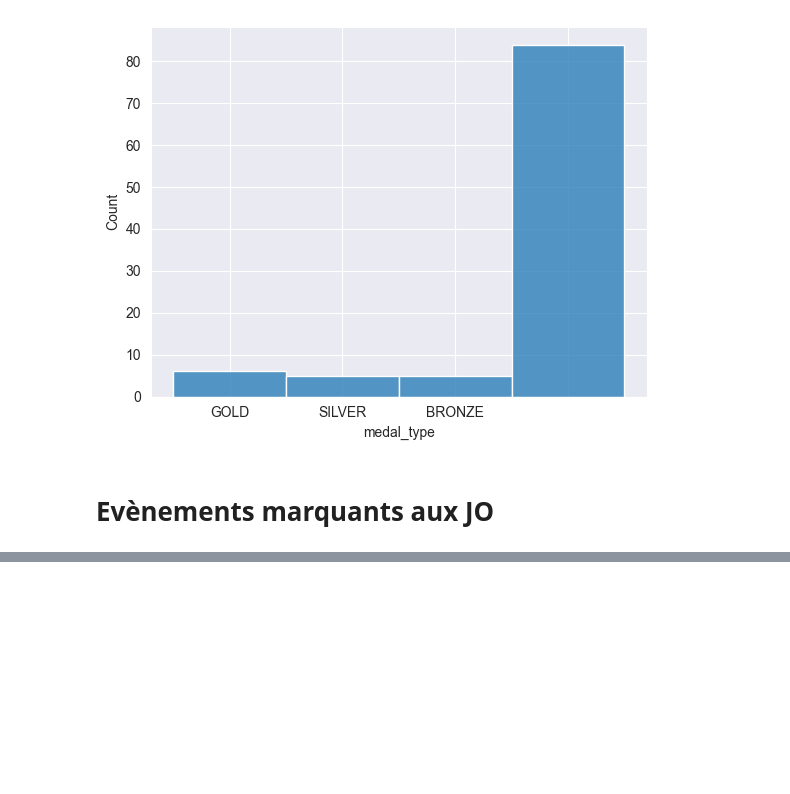
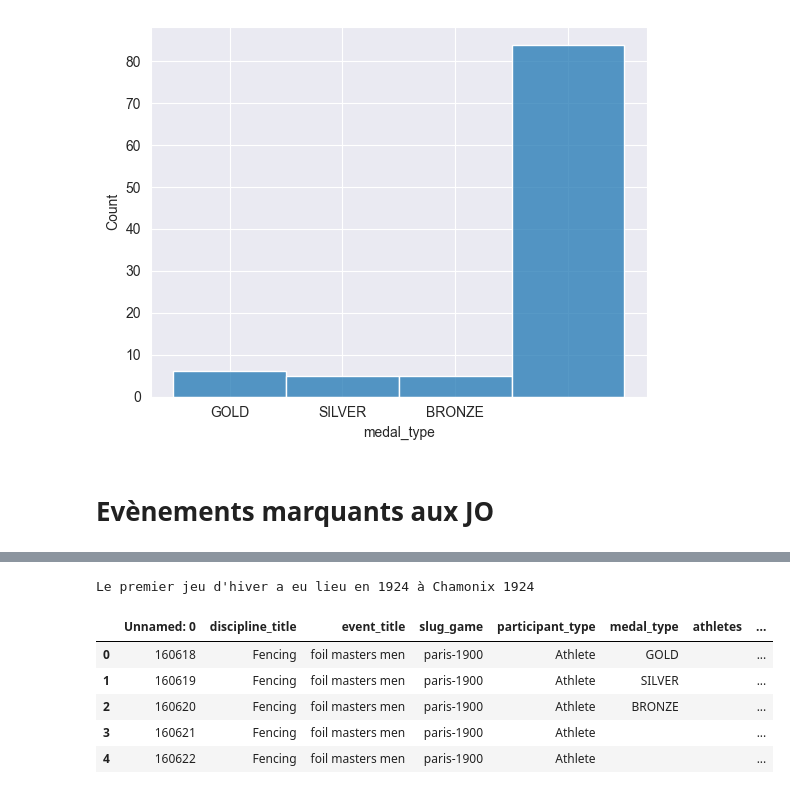
Before and after one commit to Ziyed1/Hackathon_IPSSI, a Jupyter notebook: notebooks/data_viz/visualize.ipynb, the cells around one changed output, grey strips where cells are left out. Saved outputs shown, nothing was run; the diff lists cells and outputs as text; code cells hidden in the pictures; blank space fills up the shorter version.

```diff
--- a/notebooks/data_viz/visualize.ipynb
+++ b/notebooks/data_viz/visualize.ipynb
@@ -50,0 +100,30 @@ if 'medal_type' in dataframes['olympic_results'].columns:
+# %%
+# Où a eu lieu le premier jeu d'hiver ?
+winter_games = dataframes['olympic_hosts'][dataframes['olympic_hosts']['game_season'] == 'Winter']
+first_winter_game = winter_games['game_year'].min()
+first_winter_game_location = winter_games[winter_games['game_year'] == first_winter_game]['game_name'].values[0]
+
+print(f"Le premier jeu d'hiver a eu lieu en {first_winter_game} à {first_winter_game_location}")
+# %% [output]
+Le premier jeu d'hiver a eu lieu en 1924 à Chamonix 1924
+# %%
+# Il y avait-il des JO pour femmes en 1900 ?
+table = 'olympic_results'
+
+# On filtre sur les JO de 1900 car le CSV est trop gros
+dataframe = {}
+query = """
+SELECT *
+FROM {0}
+WHERE slug_game LIKE '%%1900%%'
+""".format(table)
+dataframe[table] = pd.read_sql(query, con=engine)
+
+dataframe['olympic_results'].head()
+# %% [output]
+|  | Unnamed: 0 | discipline_title | event_title | slug_game | participant_type | medal_type | athletes | ... |
+| 0 | 160618 | Fencing | foil masters men | paris-1900 | Athlete | GOLD |  | ... |
+| 1 | 160619 | Fencing | foil masters men | paris-1900 | Athlete | SILVER |  | ... |
+| 2 | 160620 | Fencing | foil masters men | paris-1900 | Athlete | BRONZE |  | ... |
+| 3 | 160621 | Fencing | foil masters men | paris-1900 | Athlete |  |  | ... |
+| 4 | 160622 | Fencing | foil masters men | paris-1900 | Athlete |  |  | ... |
```
Also changed, not shown: parts of 17 cells of this notebook.
